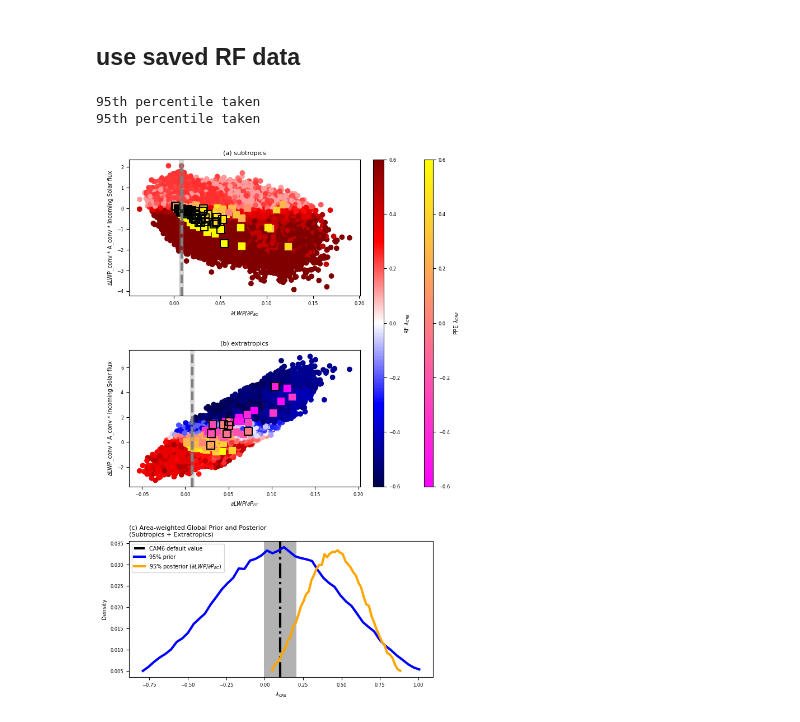
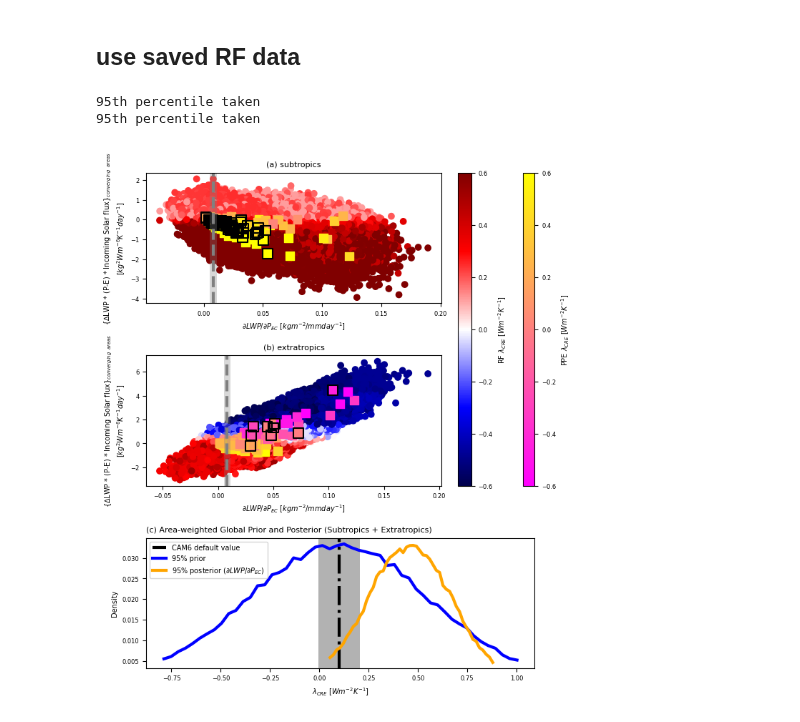
Before and after one commit to wgh-private/globalFB_precipeff, a Jupyter notebook: finalwork.ipynb, the cells around one changed output. Cells and saved outputs as stored; diff of their text form; code cells hidden in the pictures.

Commit message:
figure 1 for default

```diff
--- a/finalwork.ipynb
+++ b/finalwork.ipynb
@@ -38,0 +43,12 @@ tick_fontsize = 6
+# %%
+var_list = ['dPE_maps_gol', 'dSWCREmap', 'dLWCREmap', 'dTSmap_gol', 'wvp_maps_ol', 'w500_maps_ol']
+var_dict = {var: load_xarray(var) for var in var_list}
+
+### Select only common runs for all datasets
+var_keys = list(var_dict.keys())
+common_members = var_dict[var_keys[0]]["runs"].values
+for name in var_keys:
+    print(name)
+    common_members = np.intersect1d(common_members, var_dict[name]["runs"].values)
+
+var_dict = {name: ds.sel(runs=common_members) for name, ds in var_dict.items()}
@@ -718,7 +900,7 @@ global_post_samples = np.concatenate(post_samples)
 lat_ranges = [(20, 50, 'subtropics'), (50, 90, 'extratropics')]
 regimes = ['subtropics', 'extratropics']
 # Set figure width to 11.4 or 17.8 cm  — PNAS width
-fig = plt.figure(figsize=(17.8/2.54, 12))  # Adjust height as needed
+fig = plt.figure(figsize=(17.8/2.54, 9))  # Adjust height as needed
 title_num = ['(a) ', '(b) ', '(c) ']
 # GridSpec: 3 rows, 4 columns (right 3 columns reserved for shared colorbar on top row)
 gs = gridspec.GridSpec(3, 4, width_ratios=[18, 0.8, 1.1, 0.7], height_ratios=[1, 1, 1], hspace=0.4, wspace=0.2)
@@ -747,43 +929,43 @@ for ax_n in range(2):
                edgecolor='black', facecolor='none', marker='s', s=100, linewidth=1.5)
     ax.axvline(x=obs_pe_metric, color='grey', linestyle='--')
     ax.axvspan(lower_pe_metric, upper_pe_metric, facecolor='grey', alpha=0.3)
-    ax.set_xlabel(xtitle, fontsize=label_fontsize)
-    ax.set_ylabel('∆LWP_conv * A_conv * Incoming Solar flux', fontsize=label_fontsize)
+    ax.set_xlabel(xtitle+' $[kgm^{-2}/mmday^{-1}]$', fontsize=label_fontsize)
+    ax.set_ylabel('{∆LWP * (P-E) * Incoming Solar flux}$_{converging}$ $_{areas}$\n$[kg^2Wm^{-6}K^{-1}day^{-1}]$', fontsize=label_fontsize)
     ax.set_title(title_num[ax_n]+regime, fontsize=title_fontsize)
     ax.tick_params(axis='both', labelsize=tick_fontsize)
 
 
 # --- Shared vertical colorbar for the two maps ---
 cbar_ax = fig.add_subplot(gs[0:2, 1])  # Span both top rows in the second column
 cbar = plt.colorbar(img, cax=cbar_ax, orientation='vertical')
-cbar.set_label('RF $\\lambda_{CRE}$', fontsize=label_fontsize)
+cbar.set_label('RF $\\lambda_{CRE}$ $[Wm^{-2}K^{-1}]$', fontsize=label_fontsize)
 cbar.ax.tick_params(labelsize=tick_fontsize)
 
 p_cbar_ax = fig.add_subplot(gs[0:2, 3])  # Span both top rows in the fourth column
 cbar = plt.colorbar(p_img, cax=p_cbar_ax, orientation='vertical')
-cbar.set_label('PPE $\\lambda_{CRE}$', fontsize=label_fontsize)
+cbar.set_label('PPE $\\lambda_{CRE}$ $[Wm^{-2}K^{-1}]$', fontsize=label_fontsize)
 cbar.ax.tick_params(labelsize=tick_fontsize)
 
 # --- Scatter plot (bottom row, full width) ---
 ax_scatter = fig.add_subplot(gs[2, :])  # Bottom row, span all columns
 ax_scatter.axvline(default[0], color='black', linestyle='-.', label='CAM6 default value')
 ax_scatter.axvspan(default[0]-1.96*default_sem[0], default[0]+1.96*default_sem[0], facecolor='black', alpha=0.3)
 bin_centers, hist = plot_pdfs_diff(global_prior_samples, 50)
 ax_scatter.plot(bin_centers, hist, label='95% prior', color='b')
 bin_centers, hist = plot_pdfs_diff(global_post_samples, 50)
 ax_scatter.plot(bin_centers, hist, label='95% posterior ('+xtitle+')', color='orange')
 ax_scatter.legend(fontsize=label_fontsize)
 
-ax_scatter.set_xlabel('$\\lambda_{CRE}$', fontsize=label_fontsize)
+ax_scatter.set_xlabel('$\\lambda_{CRE}$ $[Wm^{-2}K^{-1}]$', fontsize=label_fontsize)
 ax_scatter.set_ylabel('Density', fontsize=label_fontsize)
-ax_scatter.set_title(title_num[2]+'Area-weighted Global Prior and Posterior\n(Subtropics + Extratropics)',
+ax_scatter.set_title(title_num[2]+'Area-weighted Global Prior and Posterior (Subtropics + Extratropics)',
                      loc='left', fontsize=title_fontsize)
 ax_scatter.tick_params(axis='both', labelsize=tick_fontsize)
 
 plt.savefig('final_figures/constraint.png',
             bbox_inches='tight', facecolor='white', dpi=600)
 plt.show()
 # %% [output]
 95th percentile taken
 95th percentile taken
-[figure, old version]
+[figure, new version]
```
Also changed, not shown: parts of 12 cells of this notebook.
